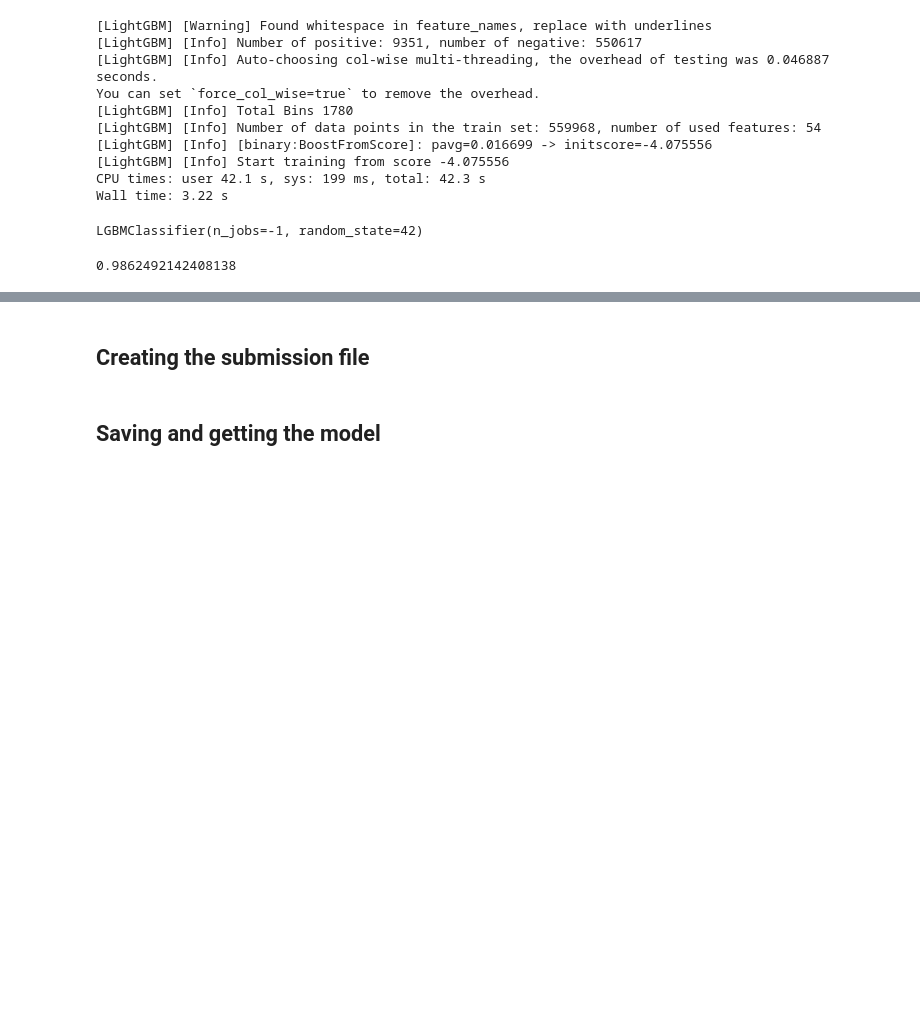
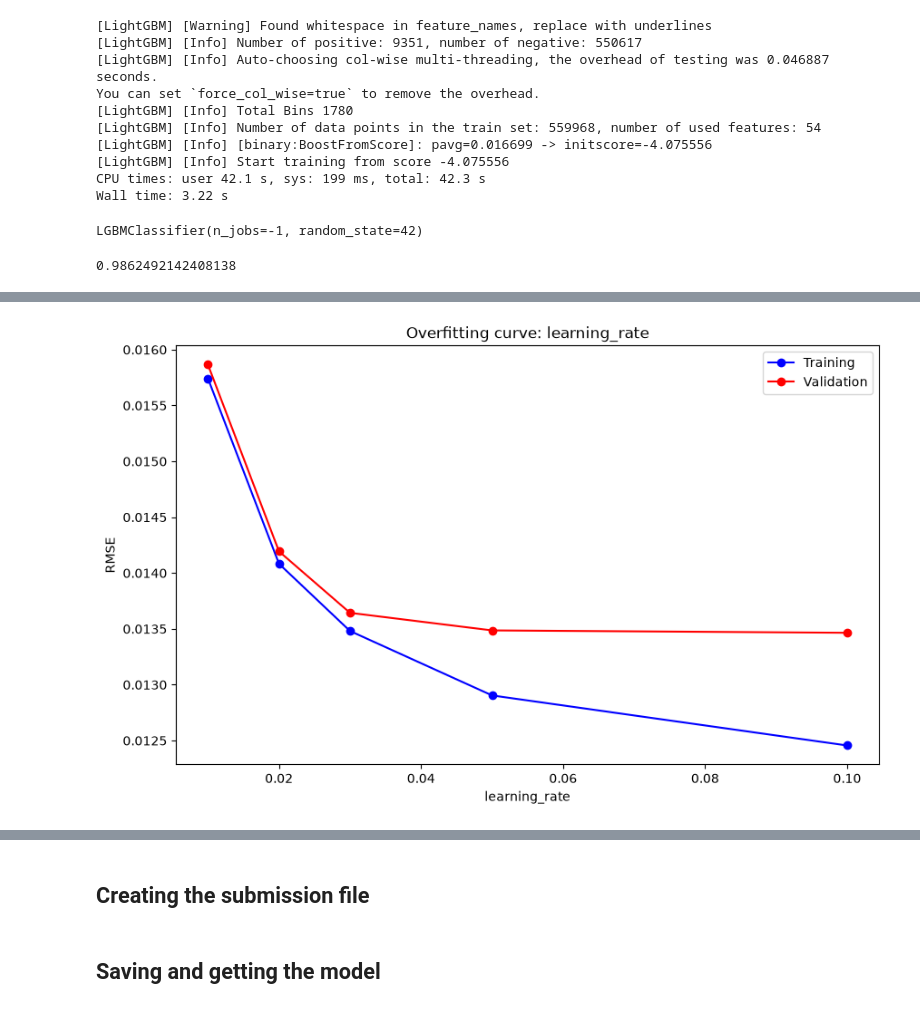
Before and after one commit to theju-bot/ml, a Jupyter notebook: 7 - predicting_credit_card_fraud.ipynb, the cells around one changed output, grey strips where cells are left out. Drawn from its saved outputs; the diff is of its cells as text; code cells hidden in the pictures; blank space fills up the shorter version.

```diff
--- a/7 - predicting_credit_card_fraud.ipynb
+++ b/7 - predicting_credit_card_fraud.ipynb
@@ -399,0 +457,5 @@ lgbm_model.score(X_test, y_test)
+# %%
+%%time
+
+test_param_and_plot(XGBClassifier, 'learning_rate', [0.01, 0.02, 0.03, 0.05, 0.1], **params) # [0.05, 0.1, 0.25, 0.40, 0.55] # [0.05, 0.1, 0.25, 0.40, 0.55]
+# %% [output]
@@ -399,0 +464 @@ lgbm_model.score(X_test, y_test)
+[figure, added]
```
Also changed, not shown: parts of 21 cells of this notebook.
